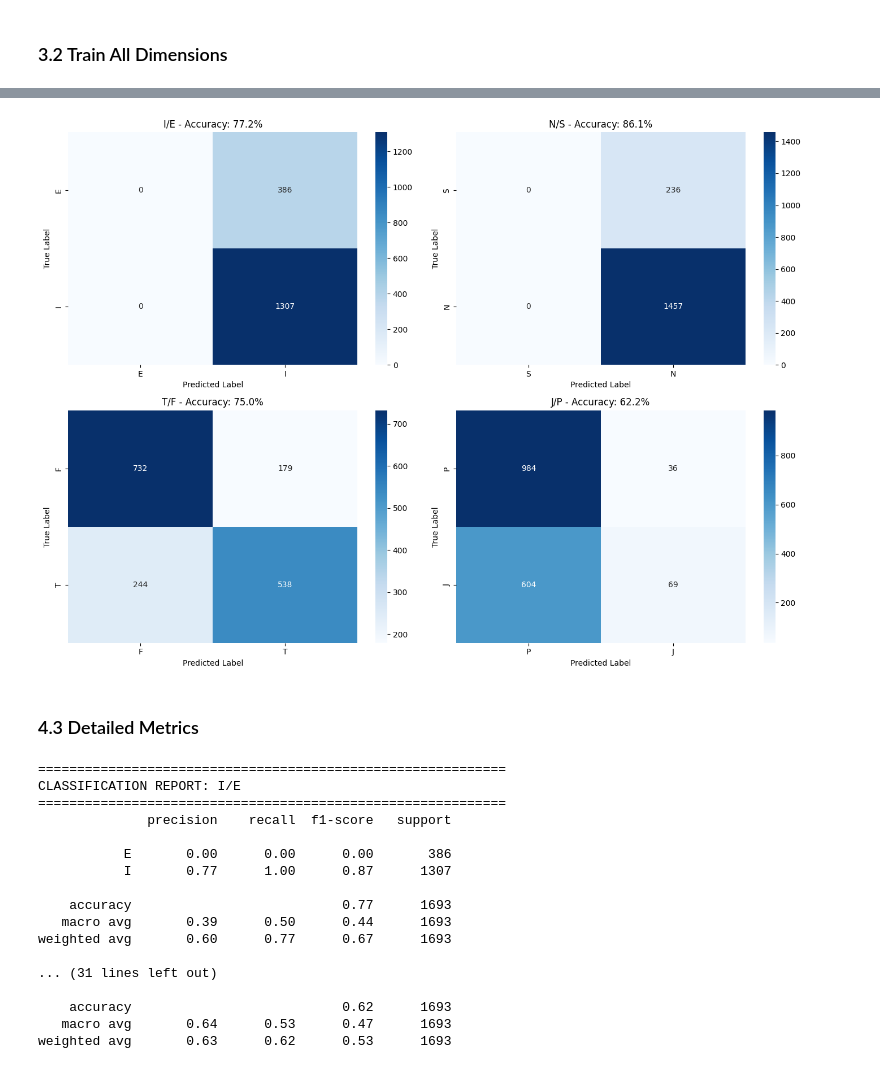
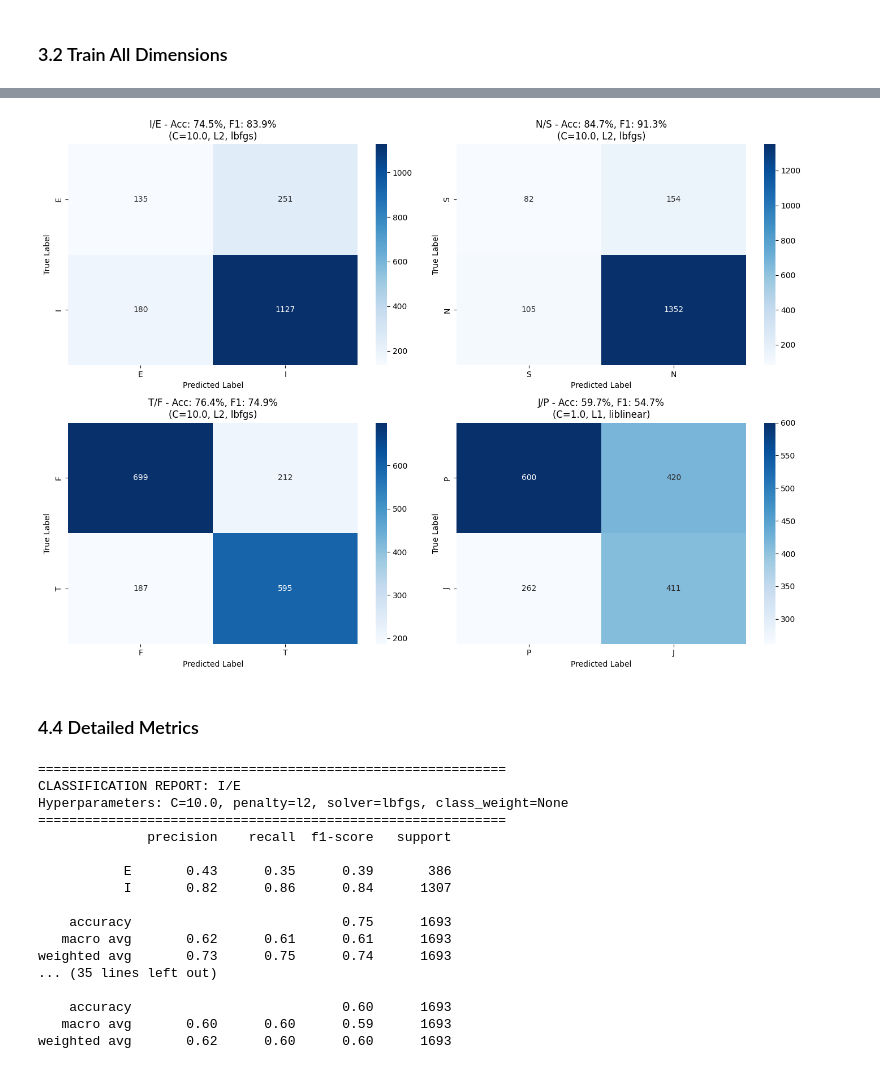
Before and after one commit to GentNisjes/ML_MBTI_project, a Jupyter notebook: notebooks/mbti_logistic_regression.ipynb, the cells around one changed output, grey strips where cells are left out. Drawn from its saved outputs; the diff is of its cells as text; code cells hidden in the pictures.

```diff
--- a/notebooks/mbti_logistic_regression.ipynb
+++ b/notebooks/mbti_logistic_regression.ipynb
@@ -225,13 +266,13 @@ Based on previous analysis, we use α=0.0001 to avoid divergence with high-dimen
 # %%
-# Hyperparameters (corrected from analysis)
-ALPHA = 0.0001
-ITERATIONS = 2000
+# Global settings
 RANDOM_STATE = 42
 
 print(f"Training settings:")
-print(f"  Learning rate: {ALPHA}")
-print(f"  Iterations: {ITERATIONS}")
+print(f"  Using optimal hyperparameters per dimension (loaded from JSON)")
 print(f"  Features: {n:,}")
-print(f"  Rule of thumb: α ≈ 1/√n = {1/np.sqrt(n):.6f}")
+print(f"  All models use upsampling with RandomOverSampler")
+print(f"\nPer-dimension optimal parameters:")
+for dim_name, params in optimal_params_lr.items():
+    print(f"  {dim_name}: C={params['C']}, penalty={params['penalty']}, solver={params['solver']}, class_weight={params['class_weight']}")
 # %% [output]
 Training settings:
@@ -531,42 +417,36 @@ Results (Upsampled):
 # %%
 print("=" * 80)
-print("BINARY CLASSIFICATION RESULTS - ALL MBTI DIMENSIONS")
+print("LOGISTIC REGRESSION RESULTS - ALL MBTI DIMENSIONS")
+print("(Using Optimal Hyperparameters with Upsampling)")
 print("=" * 80)
 print(f"\nDataset: {X.shape[0]:,} samples, {X.shape[1]:,} features")
-print(f"Settings: α={ALPHA}, iterations={ITERATIONS}")
 print("\n" + "=" * 80)
-print(f"{'Dimension':<12} {'Our Model':<12} {'Sklearn':<12} {'Baseline':<12} {'Status':<12}")
+print(f"{'Dimension':<12} {'C':<8} {'Penalty':<8} {'Solver':<12} {'Accuracy':<12} {'F1-Score':<12}")
 print("-" * 80)
 
 for dim_name, res in results.items():
-    status = "✓ Conv" if res['converged'] else "✗ Div"
-    print(f"{dim_name:<12} {res['accuracy_ours']:>6.2f}%      {res['accuracy_sklearn']:>6.2f}%      {res['baseline']:>6.2f}%      {status:<12}")
+    opt = res['optimal_params']
+    print(f"{dim_name:<12} {opt['C']:<8} {opt['penalty']:<8} {opt['solver']:<12} {res['test_accuracy']:>6.2f}%      {res['f1_score']:>6.2f}%")
 
 print("=" * 80)
 
 # Average performance
-avg_ours = np.mean([r['accuracy_ours'] for r in results.values()])
-avg_sklearn = np.mean([r['accuracy_sklearn'] for r in results.values()])
+avg_accuracy = np.mean([r['test_accuracy'] for r in results.values()])
+avg_f1 = np.mean([r['f1_score'] for r in results.values()])
 avg_baseline = np.mean([r['baseline'] for r in results.values()])
 
 print(f"\nAverage across dimensions:")
-print(f"  Our implementation: {avg_ours:.2f}%")
-print(f"  Sklearn: {avg_sklearn:.2f}%")
+print(f"  Accuracy: {avg_accuracy:.2f}%")
+print(f"  F1-Score: {avg_f1:.2f}%")
 print(f"  Baseline: {avg_baseline:.2f}%")
-print(f"  Gap with sklearn: {avg_sklearn - avg_ours:.2f}%")
+print(f"  Improvement over baseline: {avg_accuracy - avg_baseline:.2f}%")
 
 # Aggregated accuracy (all 4 dimensions correct)
-# How it works:
-# Creates a list of boolean arrays (one per dimension) comparing predictions to test labels
-# Uses np.all(..., axis=0) to check if ALL dimensions match for EACH sample
-# Returns a single boolean array indicating which samples got all 4 dimensions correct
-# Takes the mean to get the aggregated accuracy
-
 all_correct_ours = np.all([results[d]['y_pred'] == results[d]['y_test'] for d in results.keys()], axis=0)
 agg_accuracy_ours = 100 * np.mean(all_correct_ours)
 
 print(f"\nAggregated accuracy (all 4 dimensions correct):")
-print(f"  Our implementation: {agg_accuracy_ours:.2f}%")
+print(f"  {agg_accuracy_ours:.2f}%")
 print("=" * 80)
 # %% [output]
 ================================================================================
@@ -615,34 +531,38 @@ plt.show()
 # %%
 # Plot confusion matrices for all dimensions
 fig, axes = plt.subplots(2, 2, figsize=(14, 10))
 axes = axes.ravel()
 
 for idx, (dim_name, res) in enumerate(results.items()):
     cm = confusion_matrix(res['y_test'], res['y_pred'])
     pos_class = dim_name.split('/')[0]
     neg_class = dim_name.split('/')[1]
 
+    opt = res['optimal_params']
+
     sns.heatmap(cm, annot=True, fmt='d', cmap='Blues', ax=axes[idx],
                 xticklabels=[neg_class, pos_class],
                 yticklabels=[neg_class, pos_class])
     axes[idx].set_ylabel('True Label')
     axes[idx].set_xlabel('Predicted Label')
-    axes[idx].set_title(f'{dim_name} - Accuracy: {res["accuracy_ours"]:.1f}%')
+    axes[idx].set_title(f'{dim_name} - Acc: {res["test_accuracy"]:.1f}%, F1: {res["f1_score"]:.1f}%\n(C={opt["C"]}, {opt["penalty"].upper()}, {opt["solver"]})')
 
 plt.tight_layout()
 plt.show()
 # %% [output]
-[figure, old version]
+[figure, new version]
 # %% [markdown]
-### 4.3 Detailed Metrics
+### 4.4 Detailed Metrics
 # %%
 # Print detailed classification reports
 for dim_name, res in results.items():
     pos_class = dim_name.split('/')[0]
     neg_class = dim_name.split('/')[1]
+    opt = res['optimal_params']
 
     print("=" * 60)
     print(f"CLASSIFICATION REPORT: {dim_name}")
+    print(f"Hyperparameters: C={opt['C']}, penalty={opt['penalty']}, solver={opt['solver']}, class_weight={opt['class_weight']}")
     print("=" * 60)
     print(classification_report(res['y_test'], res['y_pred'],
                               target_names=[neg_class, pos_class],
@@ -650,21 +570,21 @@ for dim_name, res in results.items():
 # %% [output]
 ============================================================
 CLASSIFICATION REPORT: I/E
+Hyperparameters: C=10.0, penalty=l2, solver=lbfgs, class_weight=None
 ============================================================
               precision    recall  f1-score   support
 
-           E       0.00      0.00      0.00       386
-           I       0.77      1.00      0.87      1307
+           E       0.43      0.35      0.39       386
+           I       0.82      0.86      0.84      1307
 
-    accuracy                           0.77      1693
-   macro avg       0.39      0.50      0.44      1693
-weighted avg       0.60      0.77      0.67      1693
+    accuracy                           0.75      1693
+   macro avg       0.62      0.61      0.61      1693
+weighted avg       0.73      0.75      0.74      1693
+... (35 lines left out)
 
-... (31 lines left out)
-
-    accuracy                           0.62      1693
-   macro avg       0.64      0.53      0.47      1693
-weighted avg       0.63      0.62      0.53      1693
+    accuracy                           0.60      1693
+   macro avg       0.60      0.60      0.59      1693
+weighted avg       0.62      0.60      0.60      1693
 # %% [markdown]
 ## 5 - Key Insights
 
```
Also changed, not shown: parts of 17 cells of this notebook, 20 other files.
